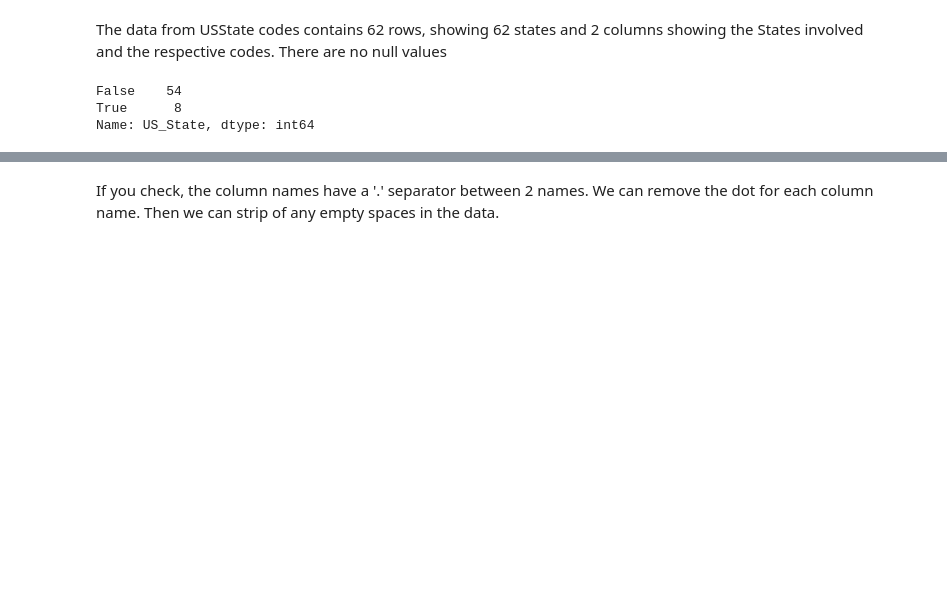
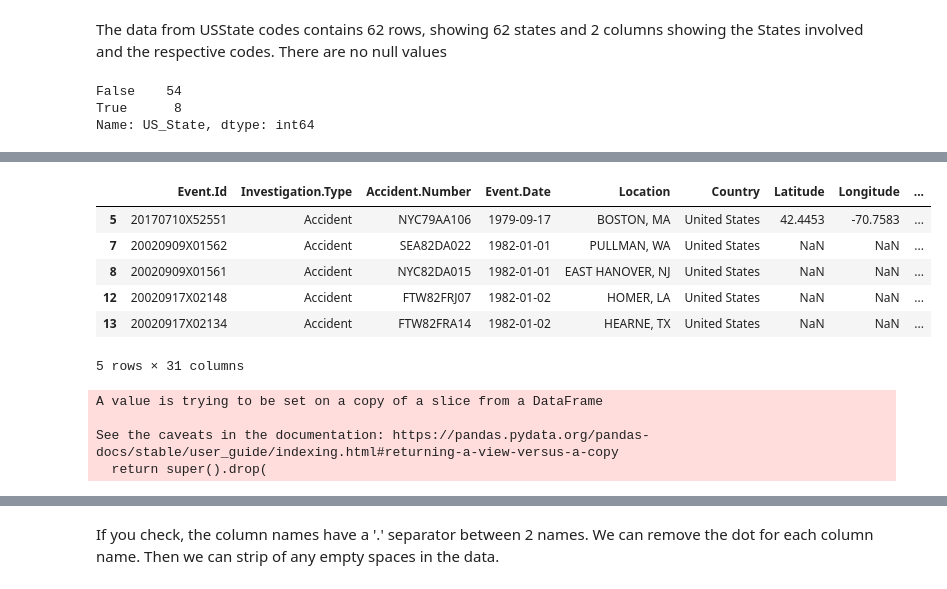
Before and after one commit to mercy-gh/Phase1Project, a Jupyter notebook: index.ipynb, the cells around one changed output, grey strips where cells are left out. Drawn from its saved outputs; the diff is of its cells as text; code cells hidden in the pictures; blank space fills up the shorter version.

Commit message:
Additianal content on data preparation

```diff
--- a/index.ipynb
+++ b/index.ipynb
@@ -194,0 +211,23 @@ Columns such as Event Id, Investigation Type, Accident Number, etc. may not be u
+# %%
+import numpy as np
+#creating Airplane dataset
+airplane_df = aviation_df_copy.loc[aviation_df_copy["Aircraft.Category"] == "Airplane"]
+airplane_df.set_index(keys=np.arange(1, len(airplane_df)+1))#reset_index()
+airplane_df.head()
+# %% [output]
+|  | Event.Id | Investigation.Type | Accident.Number | Event.Date | Location | Country | Latitude | Longitude | ... |
+| 5 | 20170710X52551 | Accident | NYC79AA106 | 1979-09-17 | BOSTON, MA | United States | 42.4453 | -70.7583 | ... |
+| 7 | 20020909X01562 | Accident | SEA82DA022 | 1982-01-01 | PULLMAN, WA | United States | NaN | NaN | ... |
+| 8 | 20020909X01561 | Accident | NYC82DA015 | 1982-01-01 | EAST HANOVER, NJ | United States | NaN | NaN | ... |
+| 12 | 20020917X02148 | Accident | FTW82FRJ07 | 1982-01-02 | HOMER, LA | United States | NaN | NaN | ... |
+| 13 | 20020917X02134 | Accident | FTW82FRA14 | 1982-01-02 | HEARNE, TX | United States | NaN | NaN | ... |
+5 rows × 31 columns
+# %%
+#droping columns
+airplane_df.drop(["Event.Id","Investigation.Type", "Accident.Number", "Airport.Code", "Airport.Name", "Air.carrier", "Schedule", "Report.Status", "Publication.Date"], axis=1,inplace = True)
+#airplane_df.head()
+# %% [output]
+A value is trying to be set on a copy of a slice from a DataFrame
+
+See the caveats in the documentation: https://pandas.pydata.org/pandas-docs/stable/user_guide/indexing.html#returning-a-view-versus-a-copy
+  return super().drop(
```
Also changed, not shown: parts of 39 cells of this notebook.
